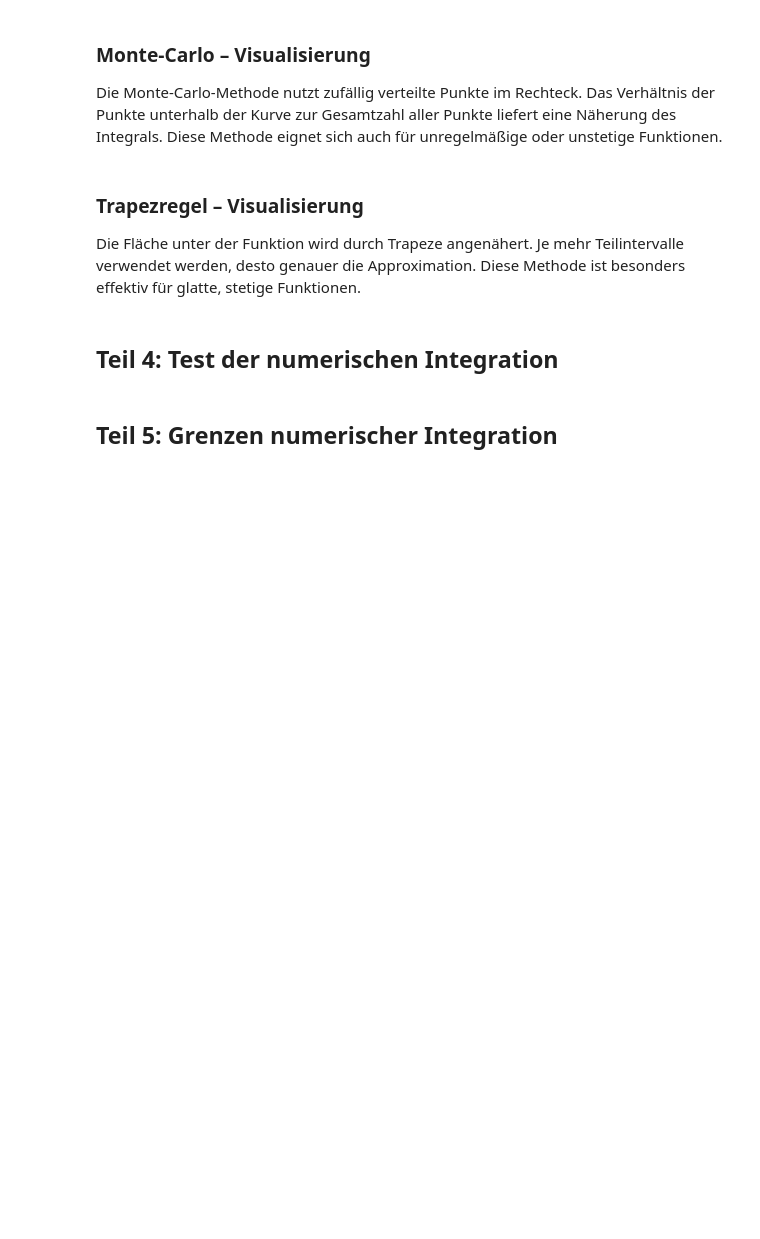
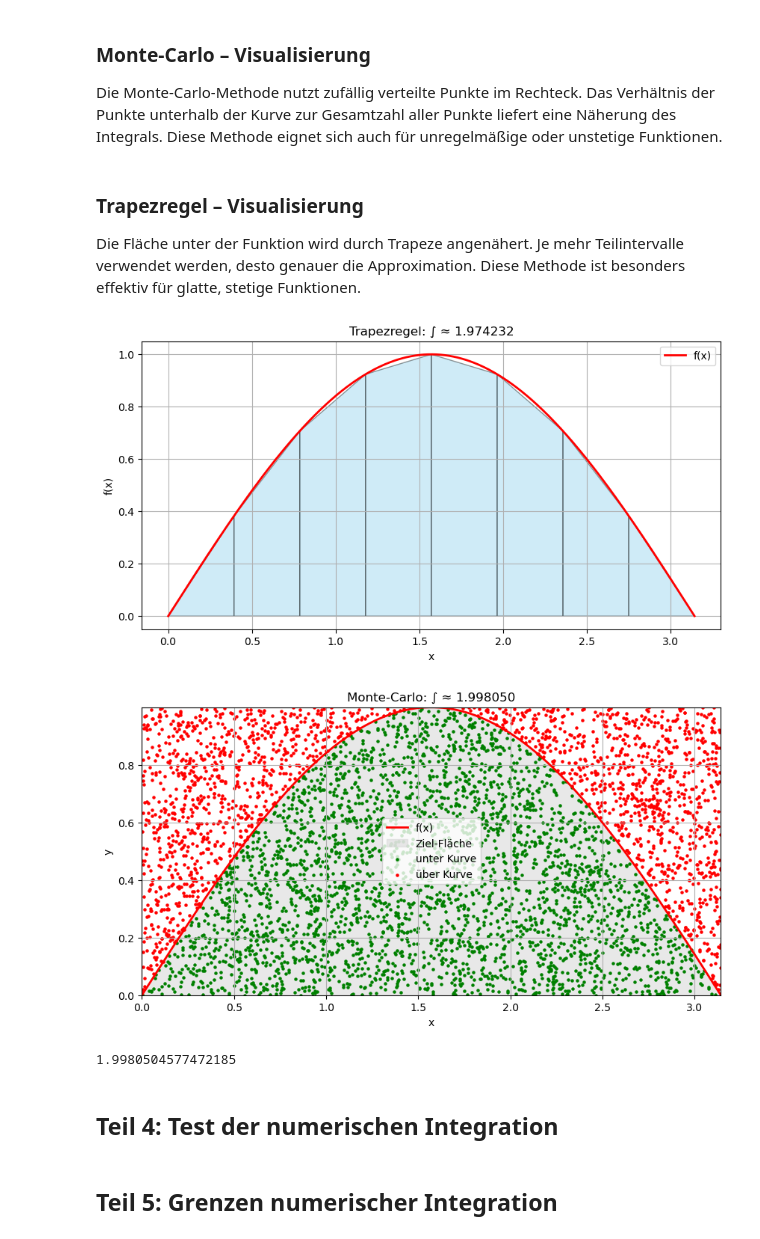
Before and after one commit to SildiCapani/SPL-Programmentwurf, a Jupyter notebook: Integration.ipynb, the cells around one changed output. Cells and saved outputs as stored; diff of their text form; code cells hidden in the pictures; blank space fills up the shorter version.

Commit message:
Update: Aufgabe 3 Visualisierung hinzugefügt

```diff
--- a/Integration.ipynb
+++ b/Integration.ipynb
@@ -543,6 +467,16 @@ def visualize_trapezoid_rule(f, a, b, n):
     plt.show()
 
     return integral
+# %%
+# Visualisierung der Trapezregel für sin(x)
+visualize_trapezoid_rule(np.sin, 0, np.pi, 8)
+
+# Visualisierung der Monte-Carlo-Methode für sin(x)
+visualize_monte_carlo_integration(np.sin, 0, np.pi, 5000)
+# %% [output]
+[figure, added]
+[figure, added]
+1.9980504577472185
 # %% [markdown]
 ## Teil 4: Test der numerischen Integration
 # %% [markdown]
```
Also changed, not shown: parts of 3 cells of this notebook.
